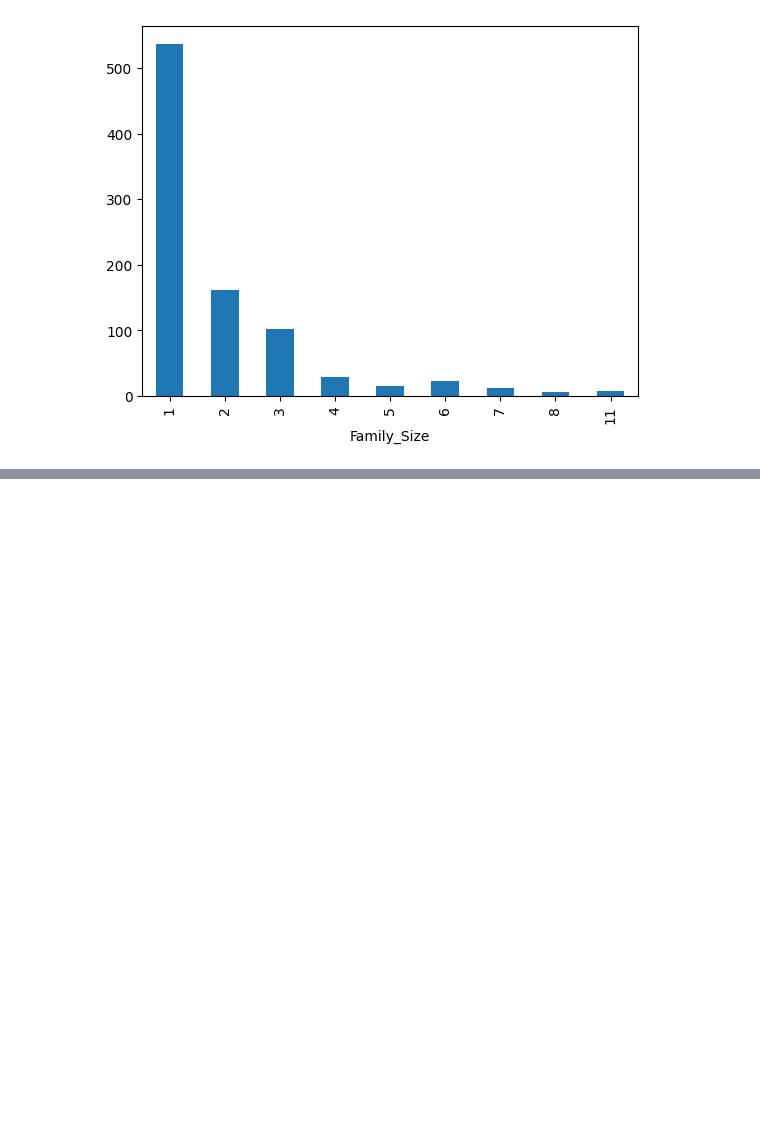
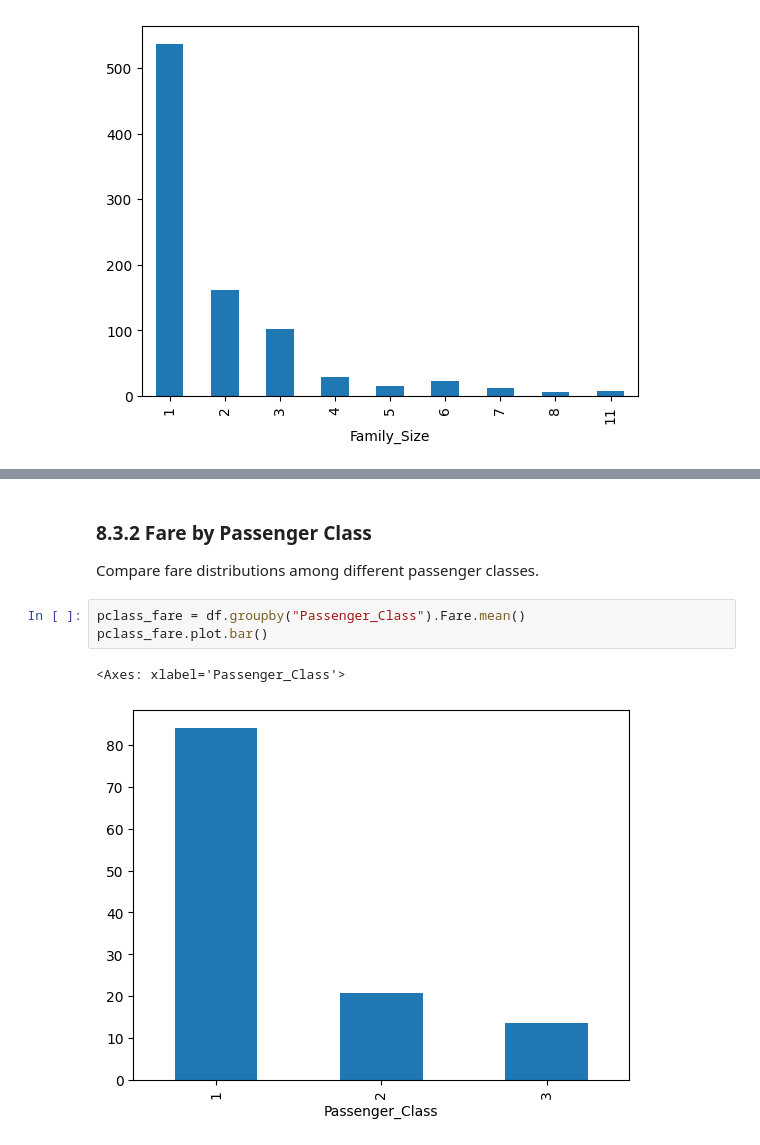
Before and after one commit to ahmedfakhar747/pandas-for-data-science, a Jupyter notebook: pandas_project_ai_dataset_preprocessing_and_eda.ipynb, the cells around one changed output, grey strips where cells are left out. Cells and saved outputs as stored; diff of their text form; blank space fills up the shorter version.

```diff
--- a/pandas_project_ai_dataset_preprocessing_and_eda.ipynb
+++ b/pandas_project_ai_dataset_preprocessing_and_eda.ipynb
@@ -654,0 +633,9 @@ If you found this notebook helpful, consider **upvoting ⭐** it and sharing you
+# %% [markdown]
+### 8.3.2 Fare by Passenger Class
+Compare fare distributions among different passenger classes.
+# %%
+pclass_fare = df.groupby("Passenger_Class").Fare.mean()
+pclass_fare.plot.bar()
+# %% [output]
+<Axes: xlabel='Passenger_Class'>
+[figure, added]
```
Also changed, not shown: parts of 13 cells of this notebook.
